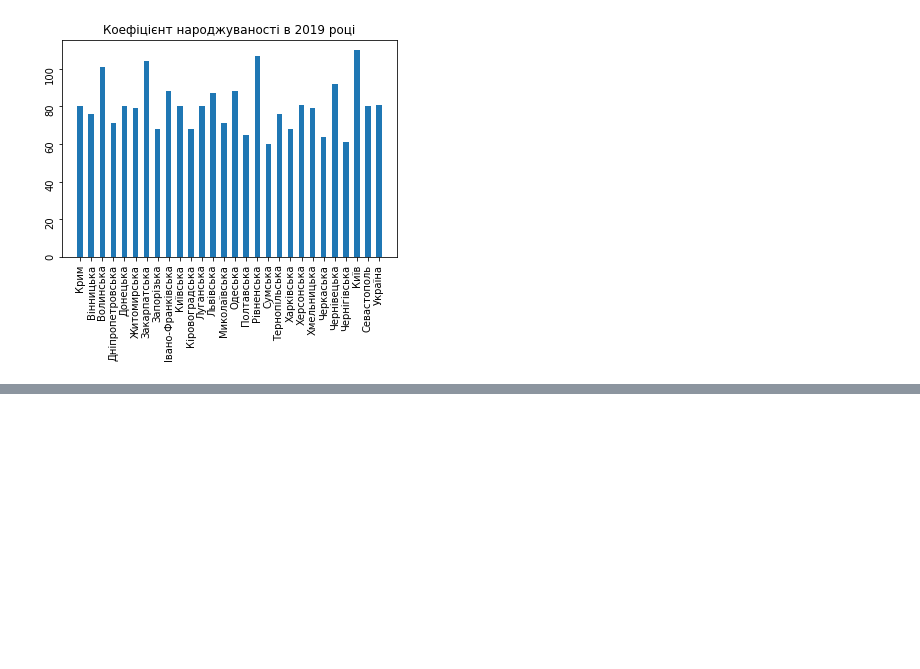
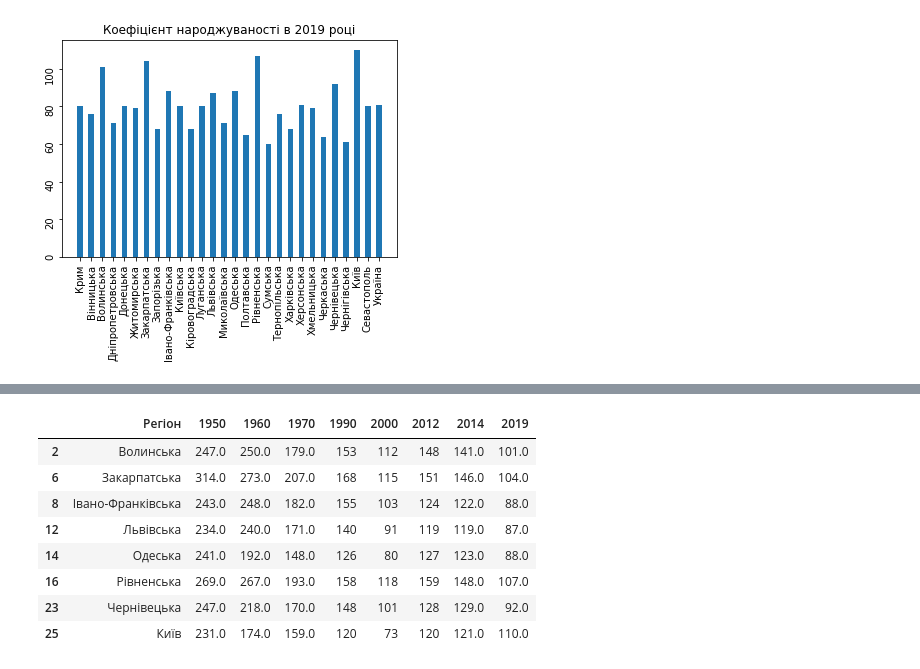
Before and after one commit to kovalch/GoIT_PythonDataScience, a Jupyter notebook: m02/Hw2.1.ipynb, the cells around one changed output, grey strips where cells are left out. Cells and saved outputs as stored; diff of their text form; code cells hidden in the pictures; blank space fills up the shorter version.

```diff
--- a/m02/Hw2.1.ipynb
+++ b/m02/Hw2.1.ipynb
@@ -187,0 +202,13 @@ plt.show()
+# %%
+df_largest = df[df["Регіон"].isin(l_2019_largest_pop_reg)]
+df_largest
+# %% [output]
+|  | Регіон | 1950 | 1960 | 1970 | 1990 | 2000 | 2012 | 2014 | 2019 |
+| 2 | Волинська | 247.0 | 250.0 | 179.0 | 153 | 112 | 148 | 141.0 | 101.0 |
+| 6 | Закарпатська | 314.0 | 273.0 | 207.0 | 168 | 115 | 151 | 146.0 | 104.0 |
+| 8 | Івано-Франківська | 243.0 | 248.0 | 182.0 | 155 | 103 | 124 | 122.0 | 88.0 |
+| 12 | Львівська | 234.0 | 240.0 | 171.0 | 140 | 91 | 119 | 119.0 | 87.0 |
+| 14 | Одеська | 241.0 | 192.0 | 148.0 | 126 | 80 | 127 | 123.0 | 88.0 |
+| 16 | Рівненська | 269.0 | 267.0 | 193.0 | 158 | 118 | 159 | 148.0 | 107.0 |
+| 23 | Чернівецька | 247.0 | 218.0 | 170.0 | 148 | 101 | 128 | 129.0 | 92.0 |
+| 25 | Київ | 231.0 | 174.0 | 159.0 | 120 | 73 | 120 | 121.0 | 110.0 |
```
Also changed, not shown: parts of 8 cells of this notebook, 2 other files.
